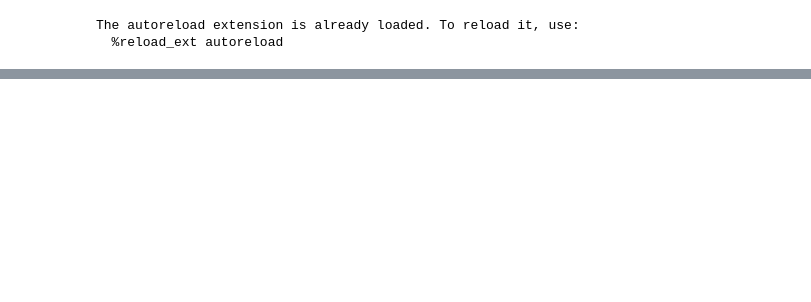
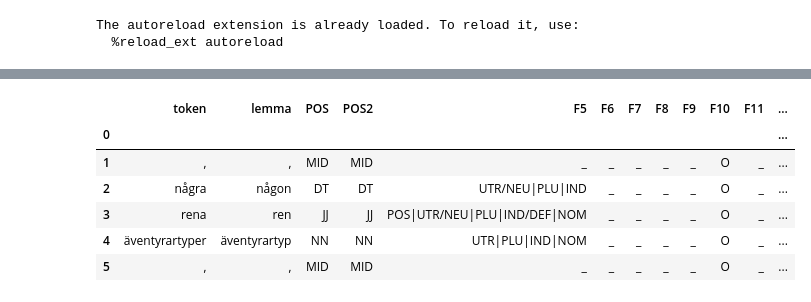
Before and after one commit to welfare-state-analytics/welfare_state_analytics, a Jupyter notebook: westac/notebooks/named_entity_recognition/named_entity_recognition.ipynb, the cells around one changed output, grey strips where cells are left out. Saved outputs shown, nothing was run; the diff lists cells and outputs as text; code cells hidden in the pictures; blank space fills up the shorter version.

```diff
--- a/westac/notebooks/named_entity_recognition/named_entity_recognition.ipynb
+++ b/westac/notebooks/named_entity_recognition/named_entity_recognition.ipynb
@@ -24,8 +31,3 @@ import types
 # %% [output]
 The autoreload extension is already loaded. To reload it, use:
   %reload_ext autoreload
-# %%
-
-source_filename = os.path.join(root_folder, "data", "year+newspaper+text_2019-10-16.txt")
-
-df = pd.read_csv(source_filename, sep='\t') # [['year', 'txt']]
@@ -45,0 +117,10 @@ with zipfile.ZipFile(target_name, "w") as zf:
+# %%
+df.head()
+# %% [output]
+|  | token | lemma | POS | POS2 | F5 | F6 | F7 | F8 | F9 | F10 | F11 | ... |
+| 0 |  |  |  |  |  |  |  |  |  |  |  | ... |
+| 1 | , | , | MID | MID | _ | _ | _ | _ | _ | O | _ | ... |
+| 2 | några | någon | DT | DT | UTR/NEU|PLU|IND | _ | _ | _ | _ | O | _ | ... |
+| 3 | rena | ren | JJ | JJ | POS|UTR/NEU|PLU|IND/DEF|NOM | _ | _ | _ | _ | O | _ | ... |
+| 4 | äventyrartyper | äventyrartyp | NN | NN | UTR|PLU|IND|NOM | _ | _ | _ | _ | O | _ | ... |
+| 5 | , | , | MID | MID | _ | _ | _ | _ | _ | O | _ | ... |
```
Also changed, not shown: parts of 8 cells of this notebook.
